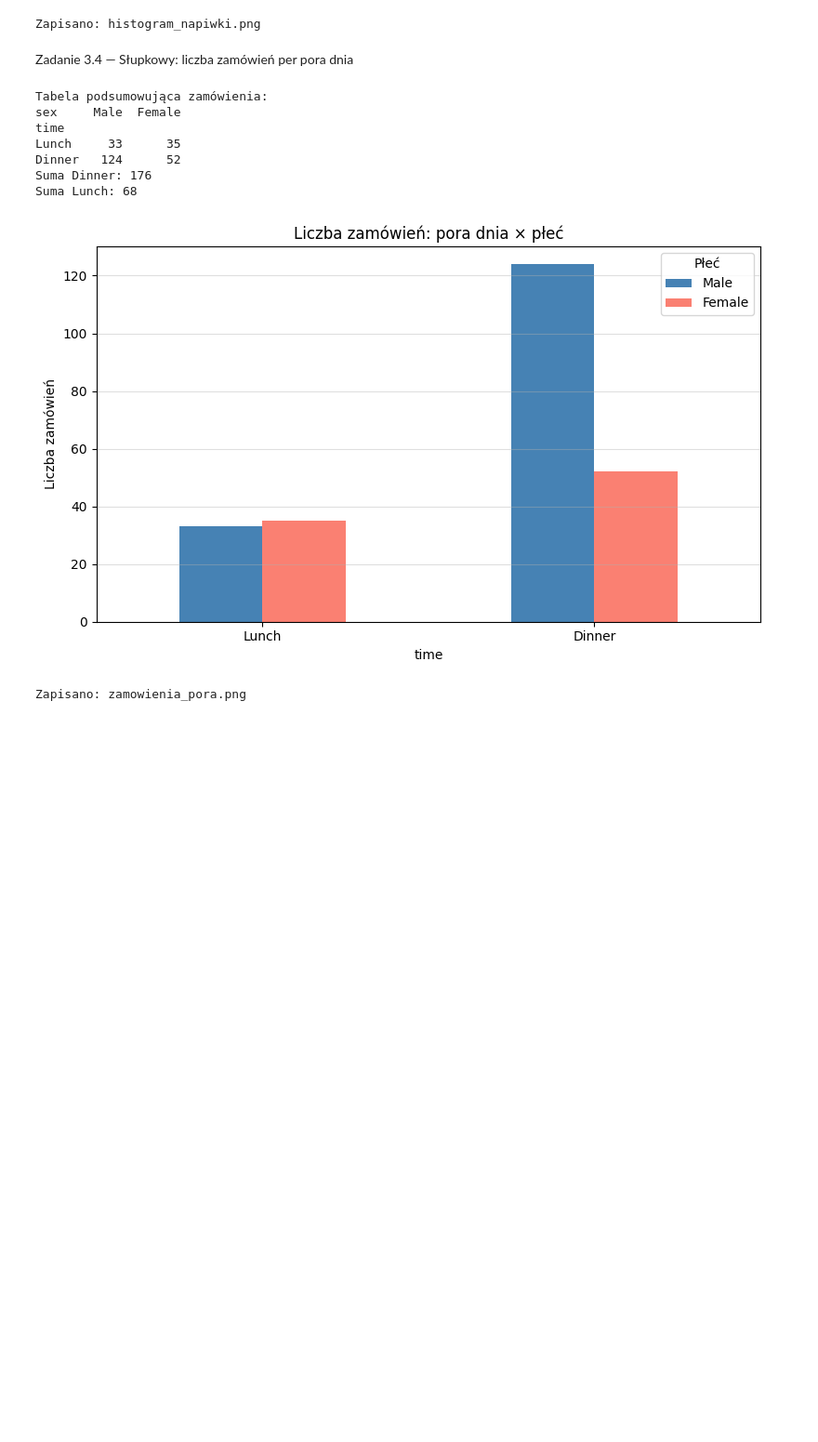
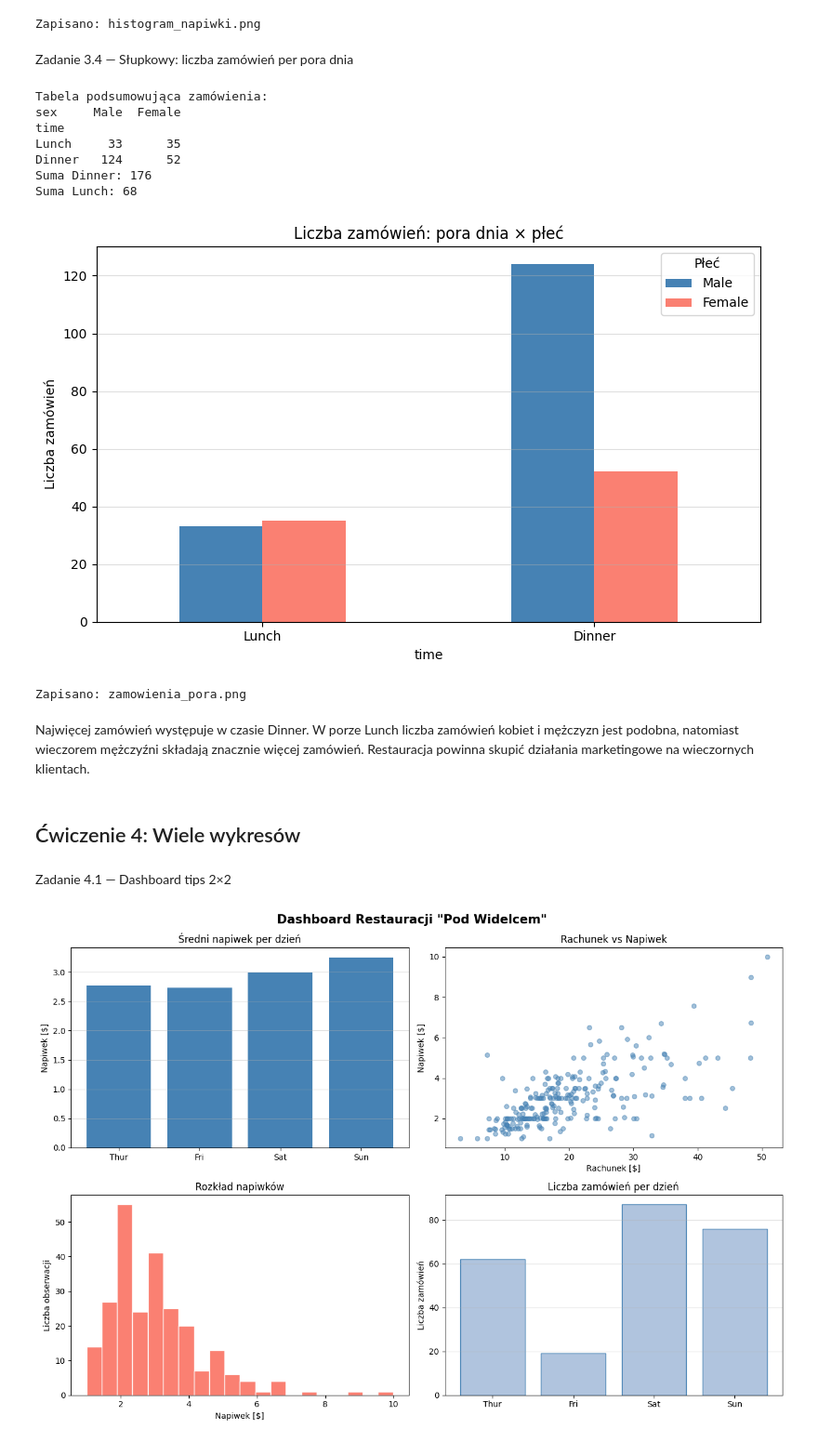
Before and after one commit to NataliaZio/python2-lab, a Jupyter notebook: lab09/lab09_matplotlib.ipynb, the cells around one changed output. Shown at 93% size. Saved outputs shown, nothing was run; the diff lists cells and outputs as text; code cells hidden in the pictures; blank space fills up the shorter version.

Commit message:
L09: matplotlib — wykresy, subplots, dashboard

```diff
--- a/lab09/lab09_matplotlib.ipynb
+++ b/lab09/lab09_matplotlib.ipynb
@@ -314,3 +314,61 @@ Suma Dinner: 176
 Suma Lunch: 68
 [figure]
 Zapisano: zamowienia_pora.png
+# %% [markdown]
+Najwięcej zamówień występuje w czasie Dinner.
+W porze Lunch liczba zamówień kobiet i mężczyzn jest podobna, natomiast wieczorem mężczyźni składają znacznie więcej zamówień. Restauracja powinna skupić działania marketingowe na wieczornych klientach.
+# %% [markdown]
+## Ćwiczenie 4: Wiele wykresów
+# %% [markdown]
+Zadanie 4.1 — Dashboard tips 2×2
+# %%
+fig, axes = plt.subplots(2, 2, figsize=(13, 9))
+
+# [0, 0] — średni napiwek per dzień
+sredni_napiwek_dzien = tips.groupby('day', observed=True)['tip'].mean()
+axes[0, 0].bar(sredni_napiwek_dzien.index,
+               sredni_napiwek_dzien.values,
+               color='steelblue')
+axes[0, 0].set_title('Średni napiwek per dzień')
+axes[0, 0].set_ylabel('Napiwek [$]')
+axes[0, 0].grid(axis='y', alpha=0.4)
+
+# [0, 1] — scatter
+axes[0, 1].scatter(tips['total_bill'], tips['tip'],
+                   alpha=0.5,
+                   color='steelblue',
+                   s=30)
+axes[0, 1].set_title('Rachunek vs Napiwek')
+axes[0, 1].set_xlabel('Rachunek [$]')
+axes[0, 1].set_ylabel('Napiwek [$]')
+
+# [1, 0] — histogram
+axes[1, 0].hist(tips['tip'],
+                bins=20,
+                color='salmon',
+                edgecolor='white')
+axes[1, 0].set_title('Rozkład napiwków')
+axes[1, 0].set_xlabel('Napiwek [$]')
+axes[1, 0].set_ylabel('Liczba obserwacji')
+
+# [1, 1] — liczba zamówień per dzień
+zamowienia_dzien = tips.groupby('day', observed=True)['total_bill'].count()
+axes[1, 1].bar(zamowienia_dzien.index,
+               zamowienia_dzien.values,
+               color='lightsteelblue',
+               edgecolor='steelblue')
+axes[1, 1].set_title('Liczba zamówień per dzień')
+axes[1, 1].set_ylabel('Liczba zamówień')
+axes[1, 1].grid(axis='y', alpha=0.4)
+
+# Tytuł główny
+plt.suptitle('Dashboard Restauracji "Pod Widelcem"',
+             fontsize=15,
+             fontweight='bold')
+
+plt.tight_layout()
+plt.savefig('dashboard_tips.png', dpi=100)
+plt.show()
+plt.close()
+# %% [output]
+[figure, added]
```
